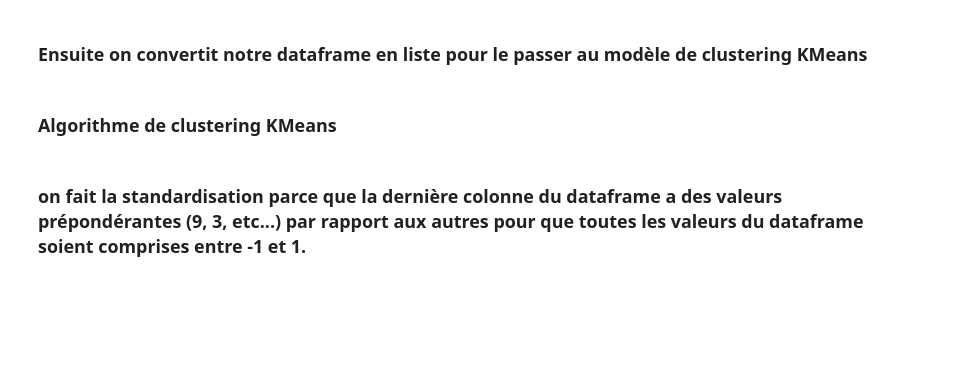
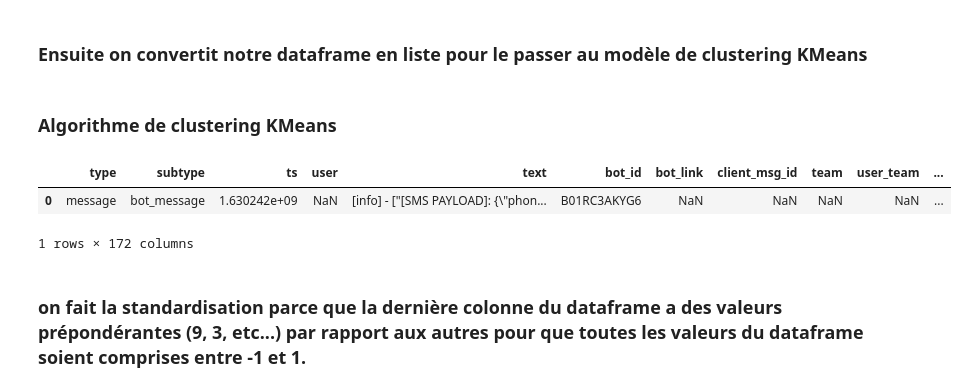
Before and after one commit to pfolaa/fraud_detection, a Jupyter notebook: fraud_detection_01.ipynb, the cells around one changed output. Saved outputs shown, nothing was run; the diff lists cells and outputs as text; code cells hidden in the pictures; blank space fills up the shorter version.

```diff
--- a/fraud_detection_01.ipynb
+++ b/fraud_detection_01.ipynb
@@ -3582,5 +3600,11 @@ print(list_resultats)
 # %%
 from sklearn.cluster import KMeans
 import matplotlib.pyplot as plt
+# %%
+X_train[0].head(5)
+# %% [output]
+|  | type | subtype | ts | user | text | bot_id | bot_link | client_msg_id | team | user_team | ... |
+| 0 | message | bot_message | 1.630242e+09 | NaN | [info] - ["[SMS PAYLOAD]: {\"phon... | B01RC3AKYG6 | NaN | NaN | NaN | NaN | ... |
+1 rows × 172 columns
 # %% [markdown]
 ### on fait la standardisation parce que la dernière colonne du dataframe a des valeurs prépondérantes (9, 3, etc...) par rapport aux autres pour que toutes les valeurs du dataframe soient comprises entre -1 et 1.
```
Also changed, not shown: parts of 79 cells of this notebook.
